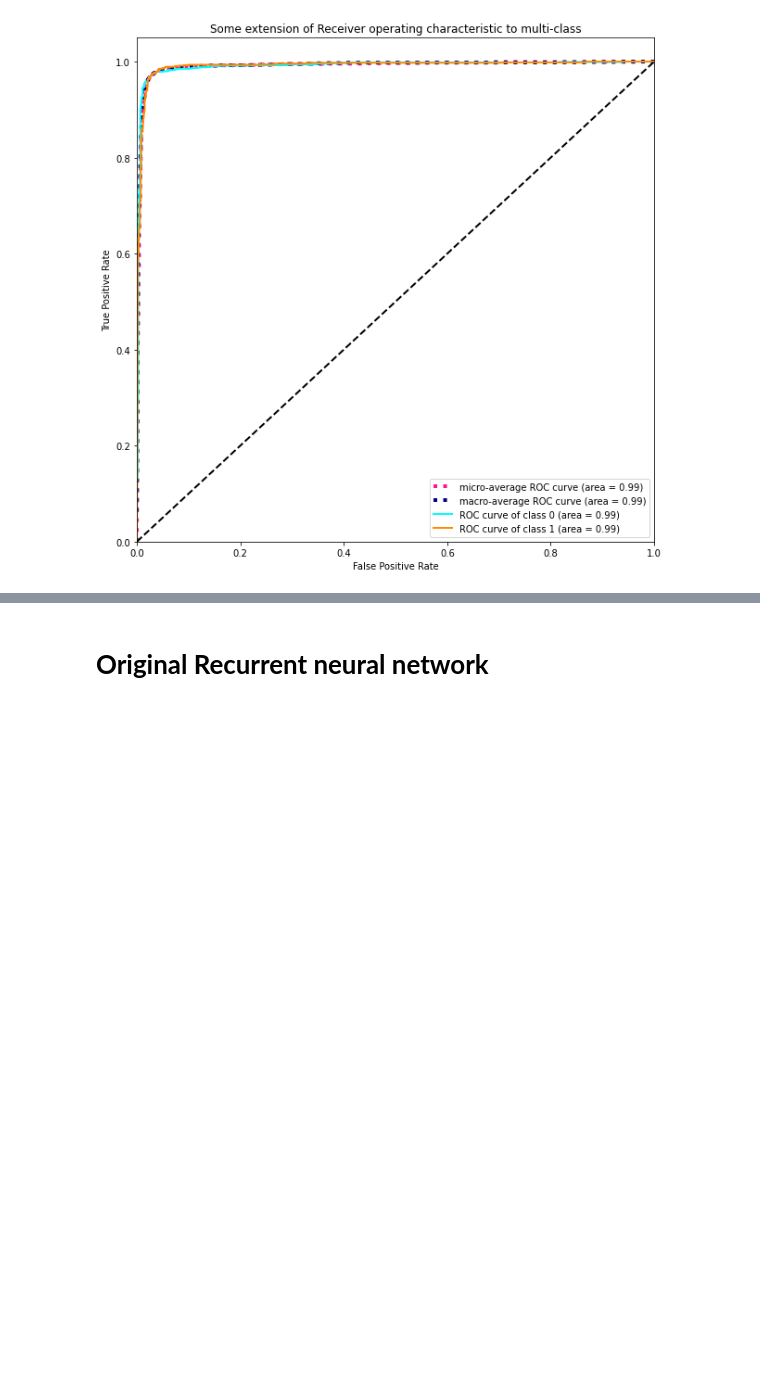
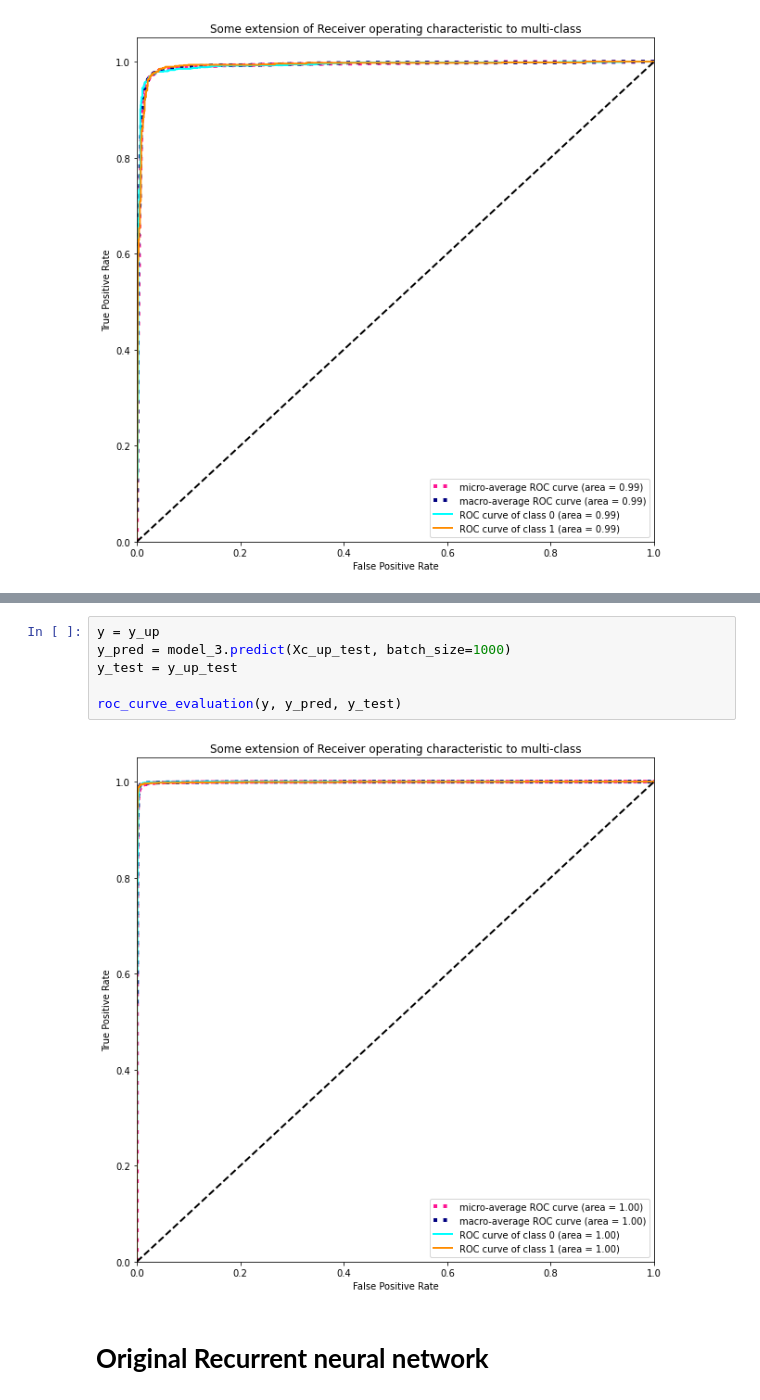
Before and after one commit to Ruanvans/ECG-classification-using-deep-learning, a Jupyter notebook: ptbd_models.ipynb, the cells around one changed output, grey strips where cells are left out. Cells and saved outputs as stored; diff of their text form; blank space fills up the shorter version.

```diff
--- a/ptbd_models.ipynb
+++ b/ptbd_models.ipynb
@@ -620,3 +680,11 @@ roc_curve_evaluation(y, y_pred, y_test)
+# %%
+y = y_up
+y_pred = model_3.predict(Xc_up_test, batch_size=1000)
+y_test = y_up_test
+
+roc_curve_evaluation(y, y_pred, y_test)
+# %% [output]
+[figure, added]
 # %% [markdown]
 # **Original Recurrent neural network**
 # %%
```
Also changed, not shown: parts of 9 cells of this notebook.
